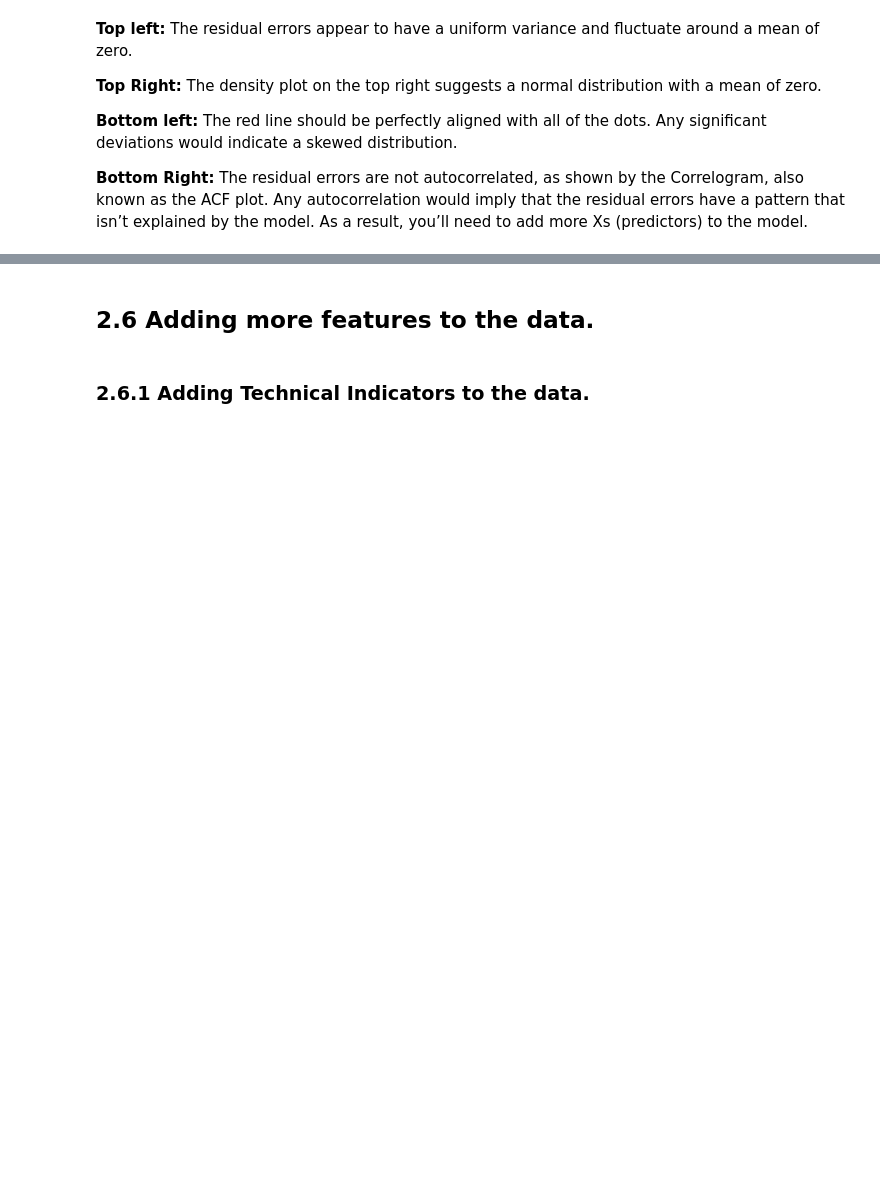
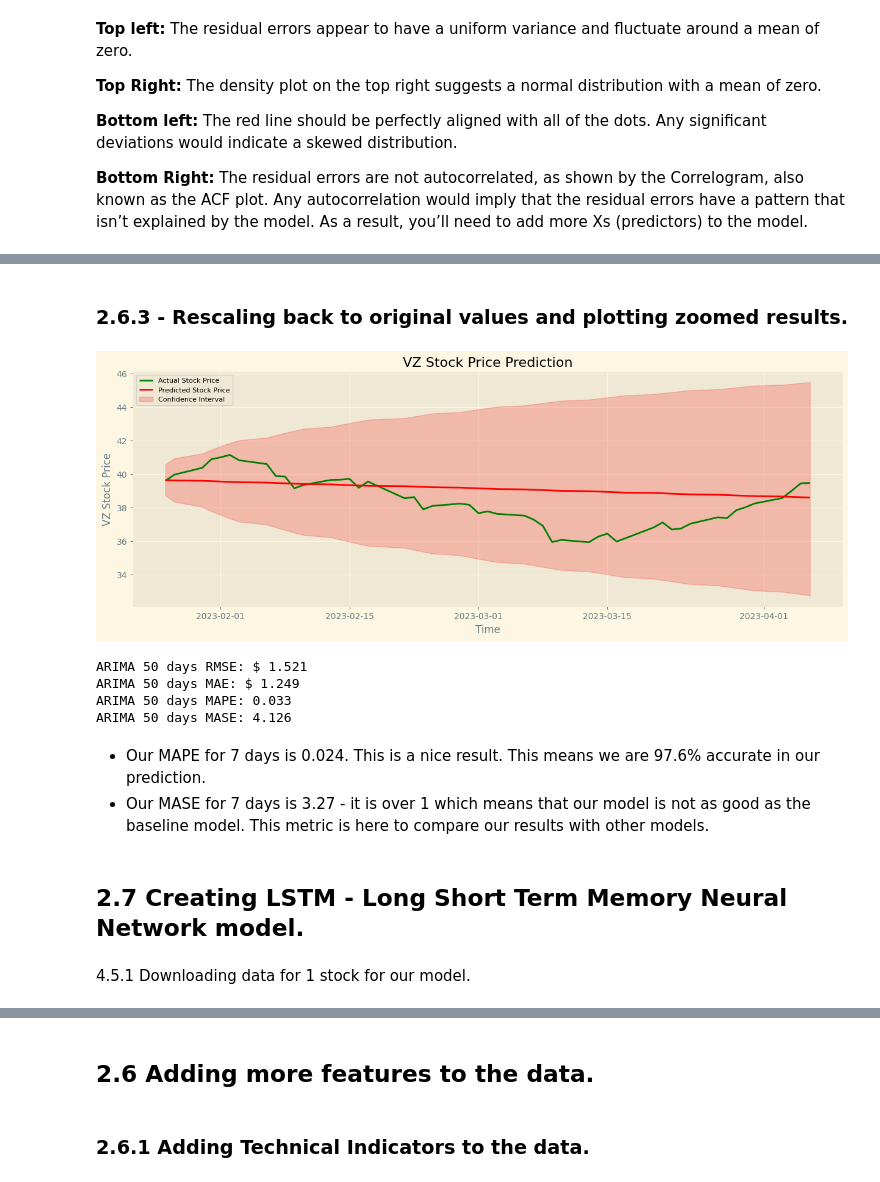
Before and after one commit to Folongton/Stock-Analysis, a Jupyter notebook: P1-Indicators-Chart-Analysis/P2-Modeling-Feature_Ingeneering.ipynb, the cells around one changed output, grey strips where cells are left out. Saved outputs shown, nothing was run; the diff lists cells and outputs as text; code cells hidden in the pictures; blank space fills up the shorter version.

```diff
--- a/P1-Indicators-Chart-Analysis/P2-Modeling-Feature_Ingeneering.ipynb
+++ b/P1-Indicators-Chart-Analysis/P2-Modeling-Feature_Ingeneering.ipynb
@@ -384,0 +401,40 @@ fc_params_summary.head(2)
+# %% [markdown]
+### 2.6.3 - Rescaling back to original values and plotting zoomed results.
+# %%
+# transforming to original scale
+fc_series_exp = np.exp(fc_series)
+lower_series_exp = np.exp(lower_series)
+upper_series_exp = np.exp(upper_series)
+test_data_exp = np.exp(test_data)
+# Plot only the predictions and the confidence interval
+plt.figure(figsize=(15,5), dpi=100)
+plt.plot(test_data_exp, color = 'green', label='Actual Stock Price')
+plt.plot(fc_series_exp, color = 'red',label='Predicted Stock Price')
+plt.fill_between(lower_series_exp.index, lower_series_exp, upper_series_exp, color='r', alpha=.20, label='Confidence Interval', interpolate=True)
+plt.title('VZ Stock Price Prediction')
+plt.xlabel('Time')
+plt.ylabel('VZ Stock Price')
+plt.legend(loc='upper left', fontsize=8)
+plt.show()
+# %% [output]
+[figure, added]
+# %%
+# calculate mape, mase
+rmse = math.sqrt(mean_squared_error(test_data_exp, fc_series_exp))
+mae = mean_absolute_error(test_data_exp, fc_series_exp)
+mape = mean_absolute_percentage_error(test_data_exp, fc_series_exp)
+mase = mean_absolute_scaled_error(test_data_exp, fc_series_exp, naive_forecast)
+print(f'ARIMA {PREDICTION_DAYS} days RMSE: $ {round(rmse,3)}')
+print(f'ARIMA {PREDICTION_DAYS} days MAE: $ {round(mae,3)}')
+print(f'ARIMA {PREDICTION_DAYS} days MAPE: {round(mape,3)}')
+print(f'ARIMA {PREDICTION_DAYS} days MASE: {round(mase,3)}')
+# %% [output]
+ARIMA 50 days RMSE: $ 1.521
+ARIMA 50 days MAE: $ 1.249
+ARIMA 50 days MAPE: 0.033
+ARIMA 50 days MASE: 4.126
+# %% [markdown]
+* Our MAPE for 7 days is 0.024. This is a nice result. This means we are 97.6% accurate in our prediction.
+* Our MASE for 7 days is 3.27 - it is over 1 which means that our model is not as good as the baseline model. This metric is here to compare our results with other models.
+# %% [markdown]
+## 2.7 Creating LSTM - Long Short Term Memory Neural Network model.
@@ -384,0 +491,2 @@ fc_params_summary.head(2)
+# %% [markdown]
+4.5.1 Downloading data for 1 stock for our model.
```
Also changed, not shown: parts of 55 cells of this notebook.
